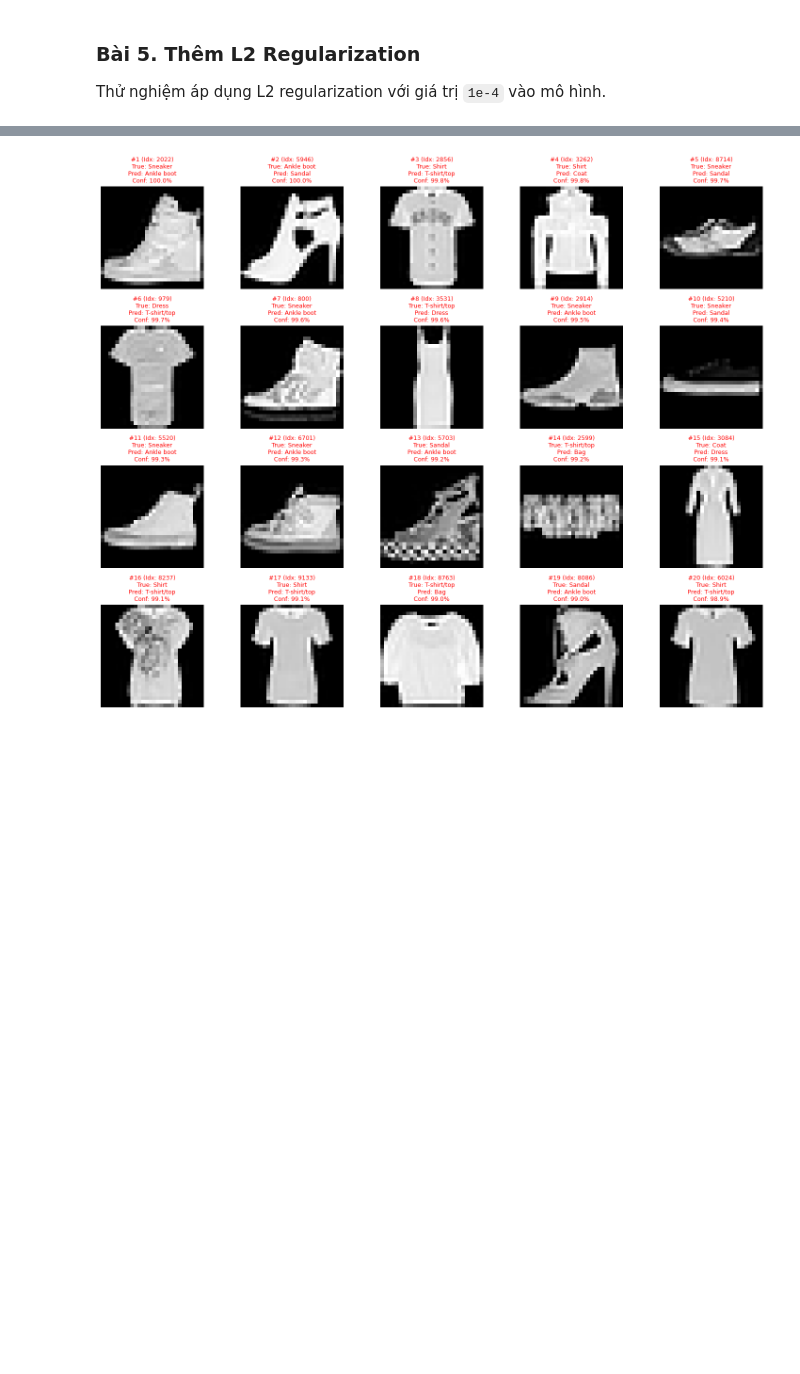
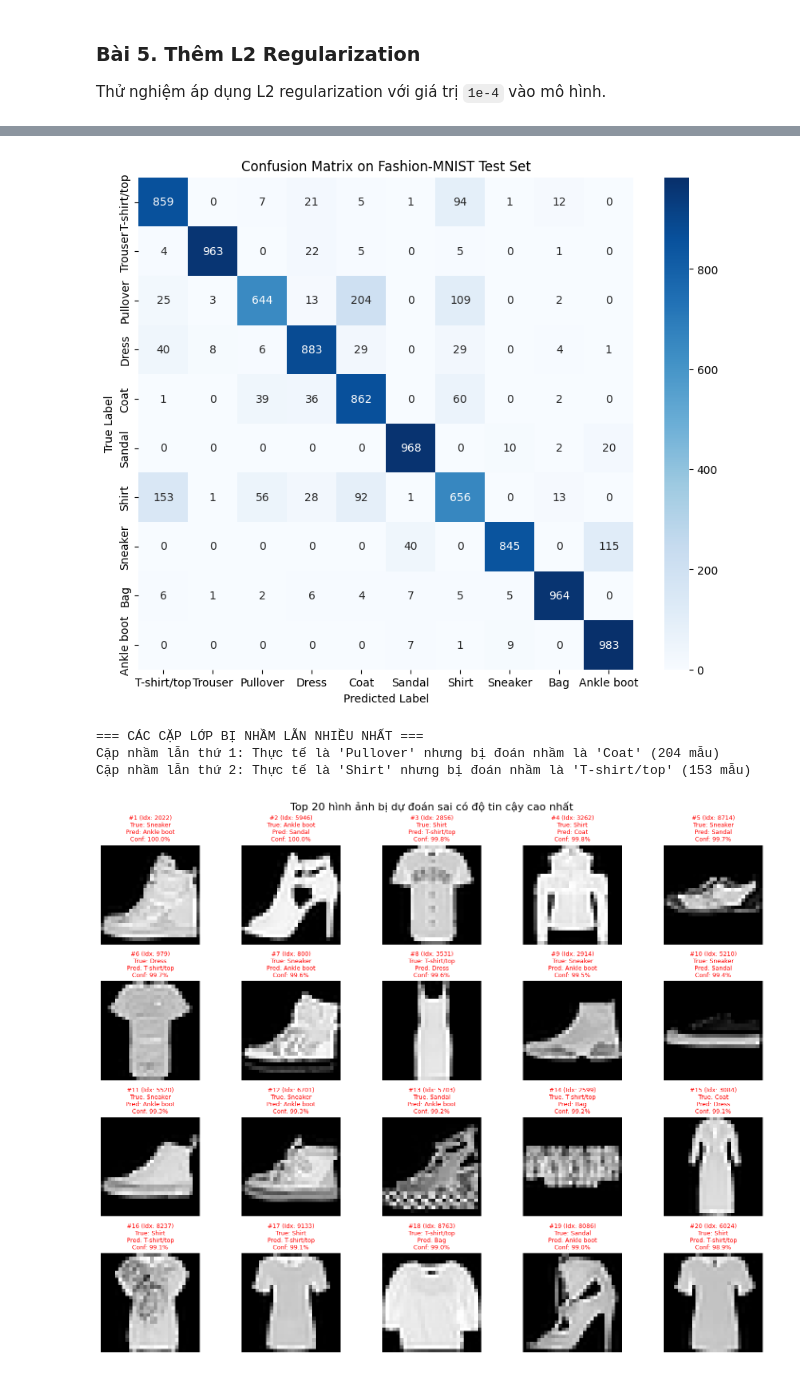
Before and after one commit to dtnguyen24174800190-sketch/dtnguyen-MLP, a Jupyter notebook: btaptuan4.ipynb, the cells around one changed output, grey strips where cells are left out. Drawn from its saved outputs; the diff is of its cells as text; code cells hidden in the pictures; blank space fills up the shorter version.

```diff
--- a/btaptuan4.ipynb
+++ b/btaptuan4.ipynb
@@ -230,13 +199,14 @@ plt.show()
 # %%
-# Bài 6:
+# Bài 6: Phân tích lỗi (Error Analysis) - Gộp toàn bộ mã nguồn
 import numpy as np
 import matplotlib.pyplot as plt
+import seaborn as sns
 import tensorflow as tf
+from sklearn.metrics import confusion_matrix
 
-# Kiểm tra nếu chưa chạy cell 13RRFC3Bip_P, chúng ta sẽ thực hiện khởi tạo và train nhanh
+# 1. Khởi tạo / lấy kết quả dự đoán (nếu chưa có sẵn)
 if 'top20_idx' not in globals() or 'preds' not in globals() or 'probs' not in globals():
     print("Đang thiết lập và chạy nhanh mô hình để lấy kết quả dự đoán...")
-    # Thiết lập mô hình nhanh
     SEED = 42
     np.random.seed(SEED)
     tf.random.set_seed(SEED)
@@ -252,31 +222,57 @@ if 'top20_idx' not in globals() or 'preds' not in globals() or 'probs' not in gl
         tf.keras.layers.Dense(64, activation="relu"),
         tf.keras.layers.Dense(10, activation="softmax")
     ])
     model.compile(optimizer='adam', loss='sparse_categorical_crossentropy', metrics=['accuracy'])
     model.fit(X_train, y_train, epochs=5, batch_size=128, verbose=0)
 
     probs = model.predict(X_test, verbose=0)
     preds = np.argmax(probs, axis=1)
     confs = np.max(probs, axis=1)
     wrong_idx = np.where(preds != y_test)[0]
     top20_idx = wrong_idx[np.argsort(-confs[wrong_idx])[:20]]
 
 class_names = ['T-shirt/top', 'Trouser', 'Pullover', 'Dress', 'Coat', 'Sandal', 'Shirt', 'Sneaker', 'Bag', 'Ankle boot']
 
+# 2. Tính toán và vẽ Ma trận nhầm lẫn (Confusion Matrix Heatmap)
+cm = confusion_matrix(y_test, preds)
+plt.figure(figsize=(10, 8))
+sns.heatmap(cm, annot=True, fmt='d', cmap='Blues',
+            xticklabels=class_names, yticklabels=class_names)
+plt.xlabel('Predicted Label')
+plt.ylabel('True Label')
+plt.title('Confusion Matrix on Fashion-MNIST Test Set')
+plt.show()
+
+# 3. Tìm và hiển thị 2 cặp lớp bị nhầm lẫn nhiều nhất
+cm_copy = cm.copy()
+np.fill_diagonal(cm_copy, 0)
+flat_indices = np.argsort(-cm_copy.ravel())
+print("=== CÁC CẶP LỚP BỊ NHẦM LẪN NHIỀU NHẤT ===")
+for i in range(2):
+    idx = flat_indices[i]
+    true_cls, pred_cls = divmod(idx, len(class_names))
+    print(f"Cặp nhầm lẫn thứ {i+1}: Thực tế là '{class_names[true_cls]}' nhưng bị đoán nhầm là '{class_names[pred_cls]}' ({cm_copy[true_cls, pred_cls]} mẫu)")
+
+# 4. Trực quan hóa Top 20 hình ảnh đoán sai với độ tin cậy cao nhất
 plt.figure(figsize=(15, 12))
 for rank, idx in enumerate(top20_idx, 1):
     plt.subplot(4, 5, rank)
     img = X_test[idx].reshape(28, 28)
     plt.imshow(img, cmap='gray')
 
     true_label = class_names[y_test[idx]]
     pred_label = class_names[preds[idx]]
     conf_val = probs[idx, preds[idx]] * 100
 
     plt.title(f"#{rank} (Idx: {idx})\nTrue: {true_label}\nPred: {pred_label}\nConf: {conf_val:.1f}%", fontsize=9, color='red')
     plt.axis('off')
 
+plt.suptitle("Top 20 hình ảnh bị dự đoán sai có độ tin cậy cao nhất", fontsize=16, y=0.98)
 plt.tight_layout()
 plt.show()
 # %% [output]
-[figure, old version]
+[figure, new version]
+=== CÁC CẶP LỚP BỊ NHẦM LẪN NHIỀU NHẤT ===
+Cặp nhầm lẫn thứ 1: Thực tế là 'Pullover' nhưng bị đoán nhầm là 'Coat' (204 mẫu)
+Cặp nhầm lẫn thứ 2: Thực tế là 'Shirt' nhưng bị đoán nhầm là 'T-shirt/top' (153 mẫu)
+[figure, added]
```
Also changed, not shown: parts of 3 cells of this notebook.
